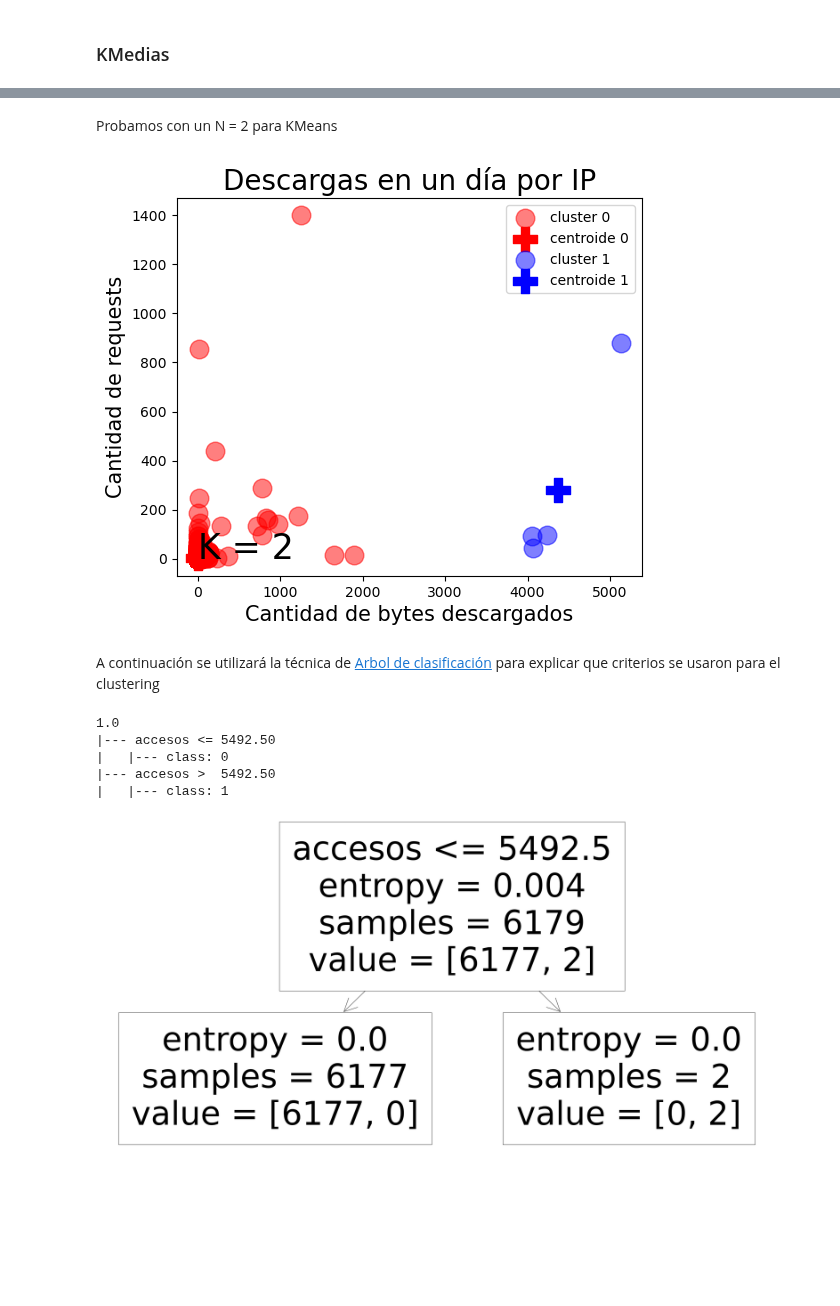
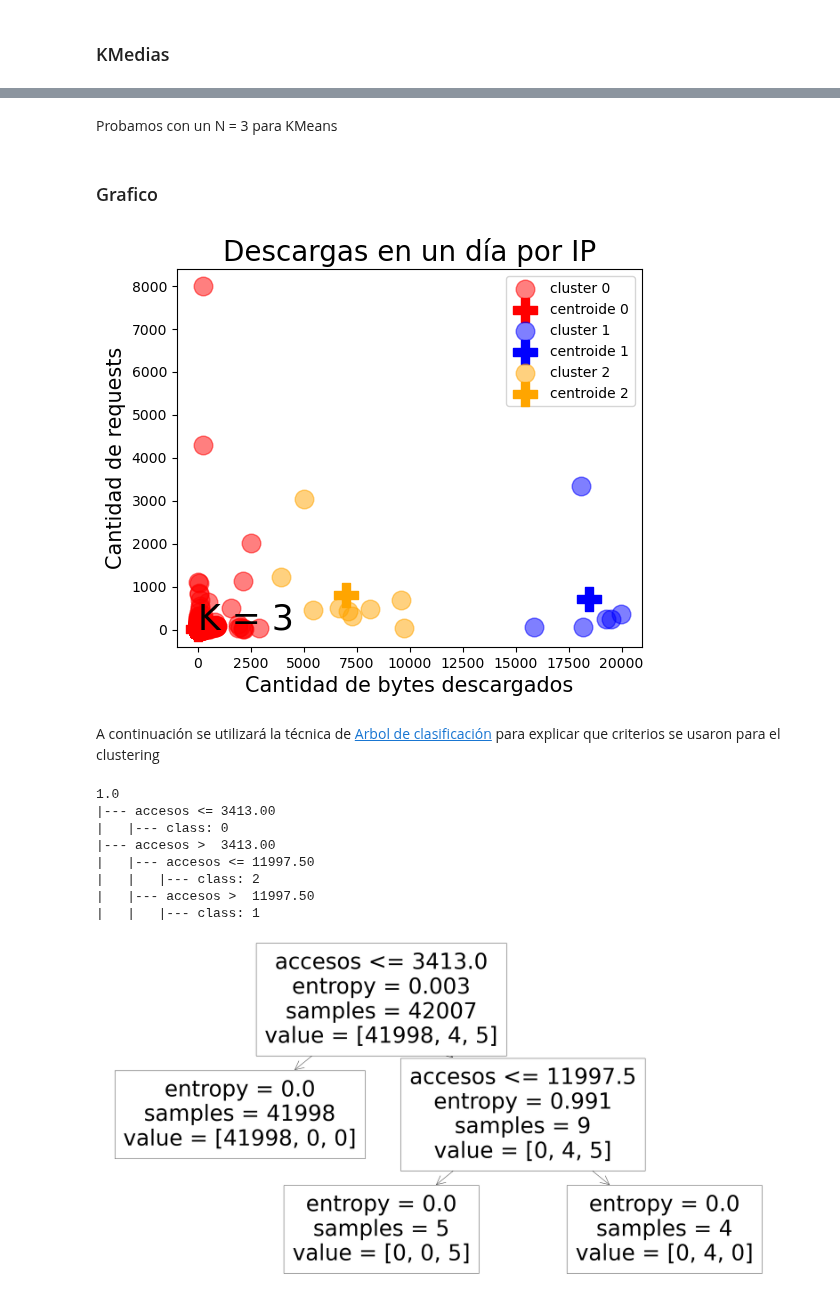
Before and after one commit to PabloDeAlbu/tp-final-mineria, a Jupyter notebook: 02-kmeans-tree.ipynb, the cells around one changed output, grey strips where cells are left out. Drawn from its saved outputs; the diff is of its cells as text; code cells hidden in the pictures; blank space fills up the shorter version.

Commit message:
analizo con mas datos y sin request lenght

```diff
--- a/02-kmeans-tree.ipynb
+++ b/02-kmeans-tree.ipynb
@@ -16,5 +18,3 @@ df.head(5)
 # %%
-df_groupby_ip = df
-df_robust_scaler = preprocessing.RobustScaler().fit_transform(df_groupby_ip[["count", "size", "spambot", "request_lenght"]])
-df_robust_scaler = pd.DataFrame(df_robust_scaler, columns=["count", "size", "spambot", "request_lenght"])
-df_robust_scaler
+df_robust_scaler = preprocessing.RobustScaler().fit_transform(df[["count", "size", "is_bot"]])
+df_robust_scaler = pd.DataFrame(df_robust_scaler, columns=["count", "size", "is_bot"])
@@ -55,13 +50,13 @@ plt.show()
 # %% [markdown]
-Probamos con un N = 2 para KMeans
+Probamos con un N = 3 para KMeans
 # %%
-n_clusters = 2
+n_clusters = 3
 kmeans = KMeans(n_clusters).fit(df_robust_scaler.values)
-df_groupby_ip["cluster"] = kmeans.labels_
+df["cluster"] = kmeans.labels_
 df_robust_scaler["cluster"] = kmeans.labels_
+# %% [markdown]
+### Grafico
 # %%
-# Grafico
-
 plt.figure(figsize=(6, 5), dpi=100)
 
 colores = ["red", "blue", "orange", "black", "purple", "pink", "brown"]
@@ -82,35 +77,37 @@ plt.ylabel("Cantidad de requests", fontsize=15)
 plt.text(1.15, 0.2, "K = %i" % kmeans.n_clusters, fontsize=25)
 plt.show()
 # %% [output]
-[figure, old version]
+[figure, new version]
 # %% [markdown]
 A continuación se utilizará la técnica de [Arbol de clasificación](https://scikit-learn.org/stable/modules/tree.html#tree-algorithms-id3-c4-5-c5-0-and-cart) para explicar que criterios se usaron para el clustering
 # %%
 from sklearn.model_selection import train_test_split
 
 datos_entrena, datos_prueba, clase_entrena, clase_prueba = train_test_split(
-    df_groupby_ip[["count", "size", "spambot", "request_lenght"]],
-    df_groupby_ip["cluster"],
+    df[["count", "size", "is_bot"]],
+    df["cluster"],
     test_size=0.30)
 # %%
 from sklearn import tree
 
 arbol_decision = tree.DecisionTreeClassifier(criterion="entropy")
 
 arbol = arbol_decision.fit(datos_entrena, clase_entrena)
-
 accuracy = arbol_decision.score(datos_prueba, clase_prueba)
 
 print(accuracy)
 
-print(tree.export_text(arbol, feature_names=["accesos", "bytes", "bot", 'longitud de request']))
+print(tree.export_text(arbol, feature_names=["accesos", "bytes", "bot"]))
 plt.figure(figsize=(40, 20))
-tree.plot_tree(arbol, feature_names=["accesos", "bytes", "bot", "longitud de request"])
+tree.plot_tree(arbol, feature_names=["accesos", "bytes", "bot"])
 plt.show()
 # %% [output]
 1.0
-|--- accesos <= 5492.50
+|--- accesos <= 3413.00
 |   |--- class: 0
-|--- accesos >  5492.50
-|   |--- class: 1
+|--- accesos >  3413.00
+|   |--- accesos <= 11997.50
+|   |   |--- class: 2
+|   |--- accesos >  11997.50
+|   |   |--- class: 1
-[figure, old version]
+[figure, new version]
```
Also changed, not shown: parts of 11 cells of this notebook, 1 other file.
